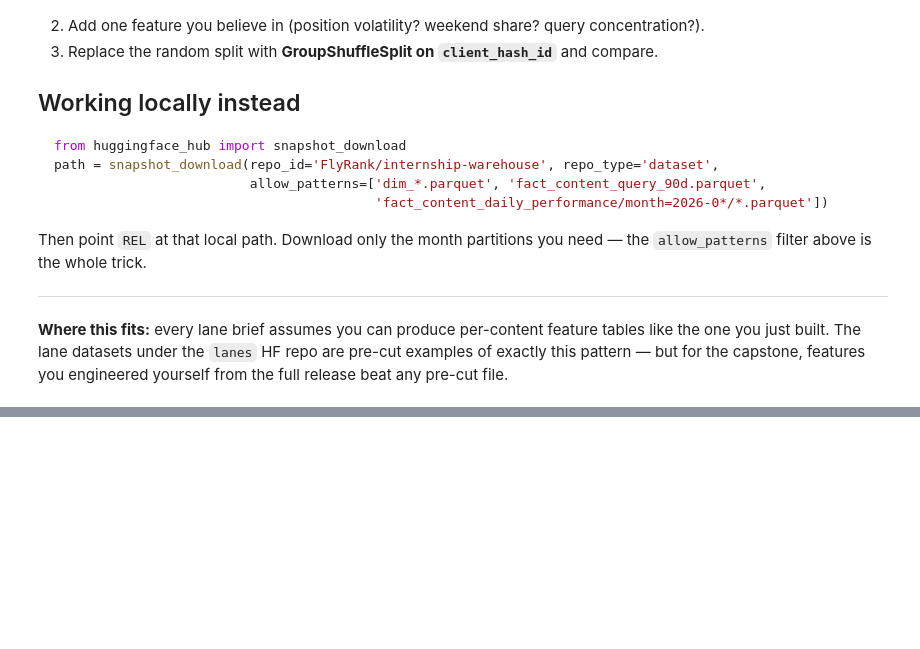
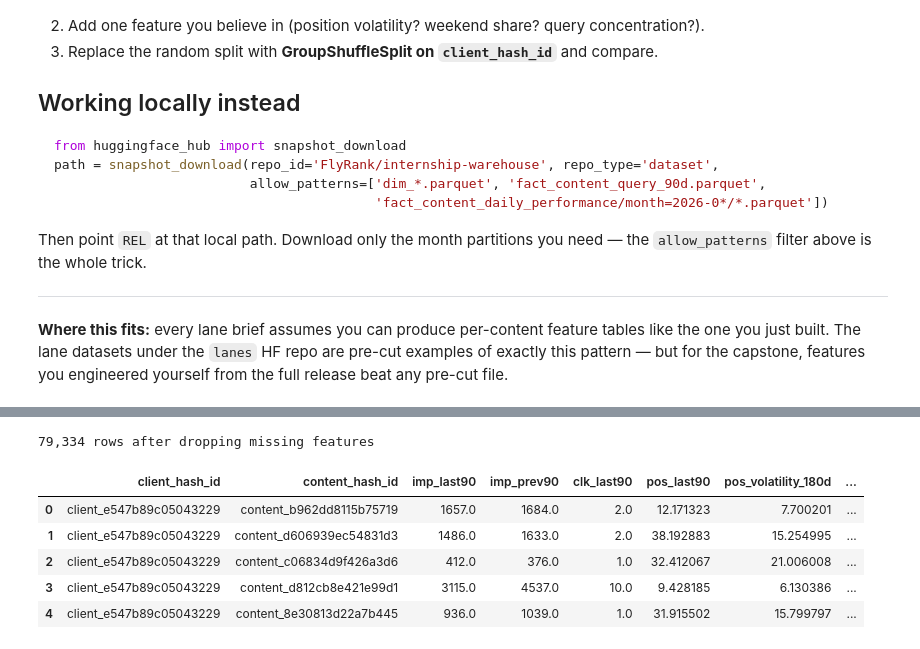
Before and after one commit to LaibaTaseen/flyrank-ml-internship, a Jupyter notebook: notebooks/03_working_with_the_full_release.ipynb, the cells around one changed output, grey strips where cells are left out. Cells and saved outputs as stored; diff of their text form; code cells hidden in the pictures; blank space fills up the shorter version.

Commit message:
Complete notebook 03: 90-day features, position volatility, grouped split validation

```diff
--- a/notebooks/03_working_with_the_full_release.ipynb
+++ b/notebooks/03_working_with_the_full_release.ipynb
@@ -183,0 +261,32 @@ release beat any pre-cut file.
+# %%
+qsignals = con.sql(f"""
+    SELECT content_hash_id,
+           ANY_VALUE(content_visible_query_count)     AS visible_queries,
+           ANY_VALUE(rare_impressions_share)          AS rare_share,
+           ANY_VALUE(anonymized_impressions_share)    AS anon_share,
+           MAX(impressions_90d)                       AS top_query_impressions,
+           SUM(impressions_90d)                       AS kept_impressions
+    FROM {TABLES['fact_query_90d']}
+    GROUP BY content_hash_id
+""").df()
+
+qsignals['top_query_share'] = qsignals['top_query_impressions'] / qsignals['kept_impressions']
+
+data_90d = features_90d.merge(qsignals, on='content_hash_id', how='left')
+data_90d['is_declining'] = (data_90d['imp_last90'] < 0.8 * data_90d['imp_prev90']).astype(int)
+
+feature_cols_90d = [
+    'imp_prev90', 'pos_volatility_180d',
+    'visible_queries', 'rare_share', 'anon_share', 'top_query_share'
+]
+model_data_90d = data_90d.dropna(subset=feature_cols_90d)
+print(f'{len(model_data_90d):,} rows after dropping missing features')
+model_data_90d.head()
+# %% [output]
+79,334 rows after dropping missing features
+|  | client_hash_id | content_hash_id | imp_last90 | imp_prev90 | clk_last90 | pos_last90 | pos_volatility_180d | ... |
+| 0 | client_e547b89c05043229 | content_b962dd8115b75719 | 1657.0 | 1684.0 | 2.0 | 12.171323 | 7.700201 | ... |
+| 1 | client_e547b89c05043229 | content_d606939ec54831d3 | 1486.0 | 1633.0 | 2.0 | 38.192883 | 15.254995 | ... |
+| 2 | client_e547b89c05043229 | content_c06834d9f426a3d6 | 412.0 | 376.0 | 1.0 | 32.412067 | 21.006008 | ... |
+| 3 | client_e547b89c05043229 | content_d812cb8e421e99d1 | 3115.0 | 4537.0 | 10.0 | 9.428185 | 6.130386 | ... |
+| 4 | client_e547b89c05043229 | content_8e30813d22a7b445 | 936.0 | 1039.0 | 1.0 | 31.915502 | 15.799797 | ... |
```
Also changed, not shown: parts of 9 cells of this notebook.
